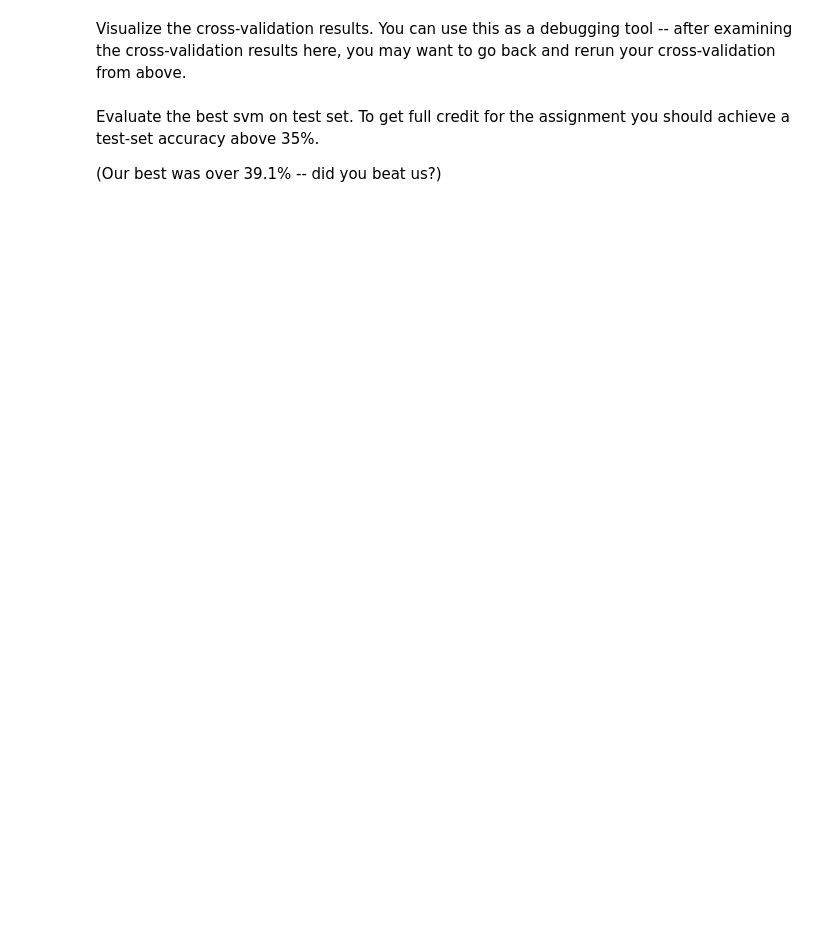
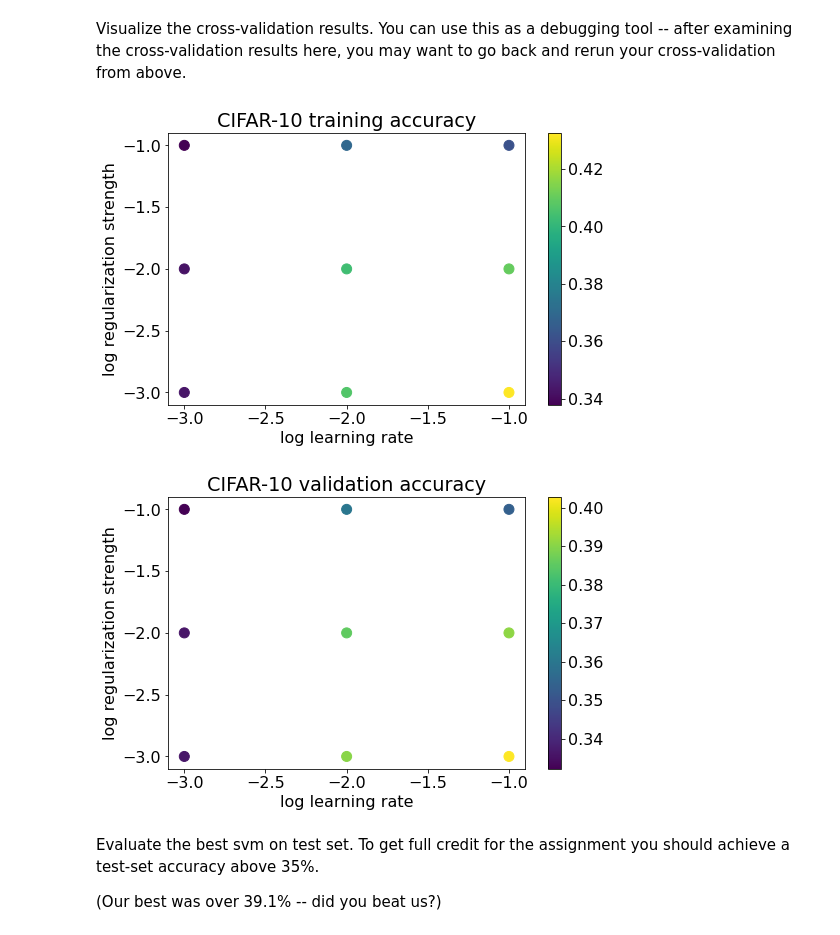
Before and after one commit to xinyuzhang99/Deep-Learning-for-Computer-Vision, a Jupyter notebook: Applications/Linear Classifiers/linear_classifier.ipynb, the cells around one changed output. Saved outputs shown, nothing was run; the diff lists cells and outputs as text; code cells hidden in the pictures; blank space fills up the shorter version.

```diff
--- a/Applications/Linear Classifiers/linear_classifier.ipynb
+++ b/Applications/Linear Classifiers/linear_classifier.ipynb
@@ -470,27 +542,29 @@ Visualize the cross-validation results. You can use this as a debugging tool --
 # %%
 x_scatter = [math.log10(x[0]) for x in results]
 y_scatter = [math.log10(x[1]) for x in results]
-
 # plot training accuracy
 marker_size = 100
-colors = [results[x][0] for x in results]
+colors = [results[x][0].cpu() for x in results]
 plt.scatter(x_scatter, y_scatter, marker_size, c=colors, cmap='viridis')
 plt.colorbar()
 plt.xlabel('log learning rate')
 plt.ylabel('log regularization strength')
 plt.title('CIFAR-10 training accuracy')
 plt.gcf().set_size_inches(8, 5)
 plt.show()
 
 # plot validation accuracy
-colors = [results[x][1] for x in results] # default size of markers is 20
+colors = [results[x][1].cpu() for x in results] # default size of markers is 20
 plt.scatter(x_scatter, y_scatter, marker_size, c=colors, cmap='viridis')
 plt.colorbar()
 plt.xlabel('log learning rate')
 plt.ylabel('log regularization strength')
 plt.title('CIFAR-10 validation accuracy')
 plt.gcf().set_size_inches(8, 5)
 plt.show()
+# %% [output]
+[figure, added]
+[figure, added]
 # %% [markdown]
 Evaluate the best svm on test set. To get full credit for the assignment you should achieve a test-set accuracy above 35%.
 
```
Also changed, not shown: parts of 24 cells of this notebook.
